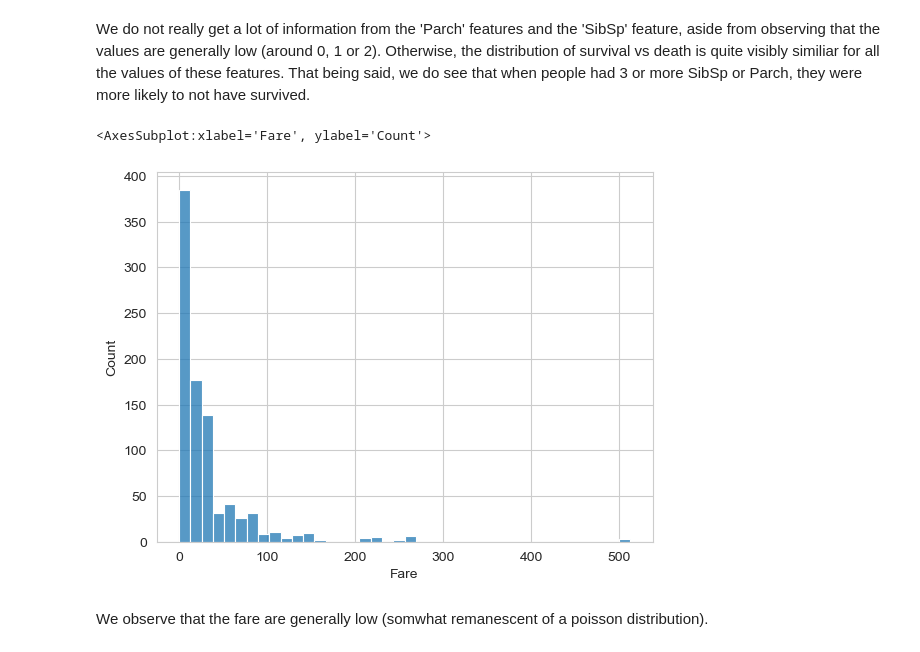
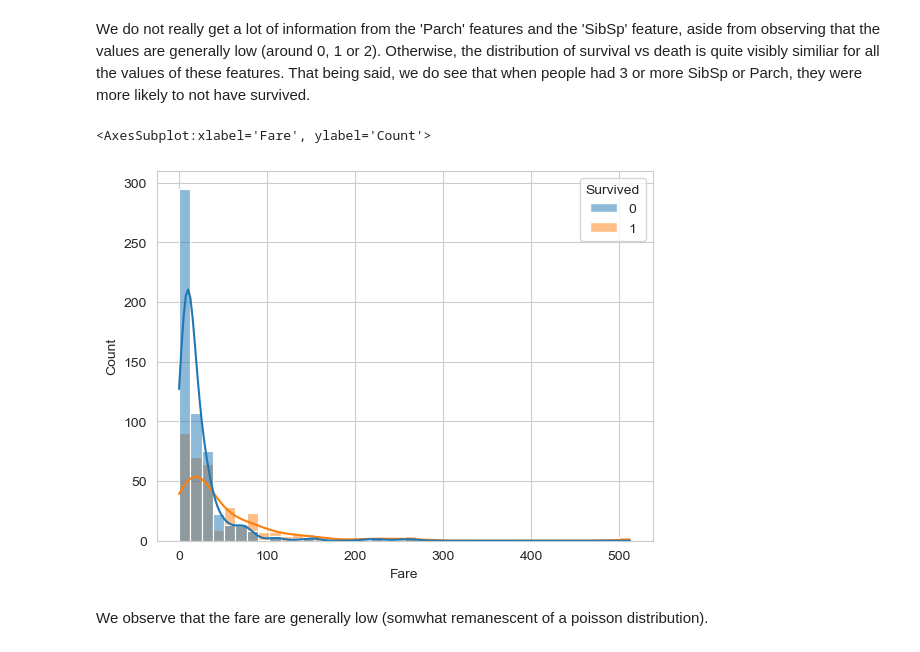
Before and after one commit to AlexandreMorinvil/kaggle-titanic, a Jupyter notebook: solution.ipynb, the cells around one changed output. Saved outputs shown, nothing was run; the diff lists cells and outputs as text; code cells hidden in the pictures.

```diff
--- a/solution.ipynb
+++ b/solution.ipynb
@@ -141,10 +164,10 @@ sns.countplot(x='Survived', data=train_df, hue='SibSp')
 # %% [markdown]
 We do not really get a lot of information from the 'Parch' features and the 'SibSp' feature, aside from observing that the values are generally low (around 0, 1 or 2). Otherwise, the distribution of survival vs death is quite visibly similiar for all the values of these features. That being said, we do see that when people had 3 or more SibSp or Parch, they were more likely to not have survived.
 # %%
-sns.histplot(x='Fare', data=train_df, bins=40)
+sns.histplot(x='Fare', data=train_df, kde=True, hue='Survived', bins=40)
 # %% [output]
 <AxesSubplot:xlabel='Fare', ylabel='Count'>
-[figure, old version]
+[figure, new version]
 # %% [markdown]
 We observe that the fare are generally low (somwhat remanescent of a poisson distribution).
 # %%
```
Also changed, not shown: parts of 36 cells of this notebook, 1 other file.
